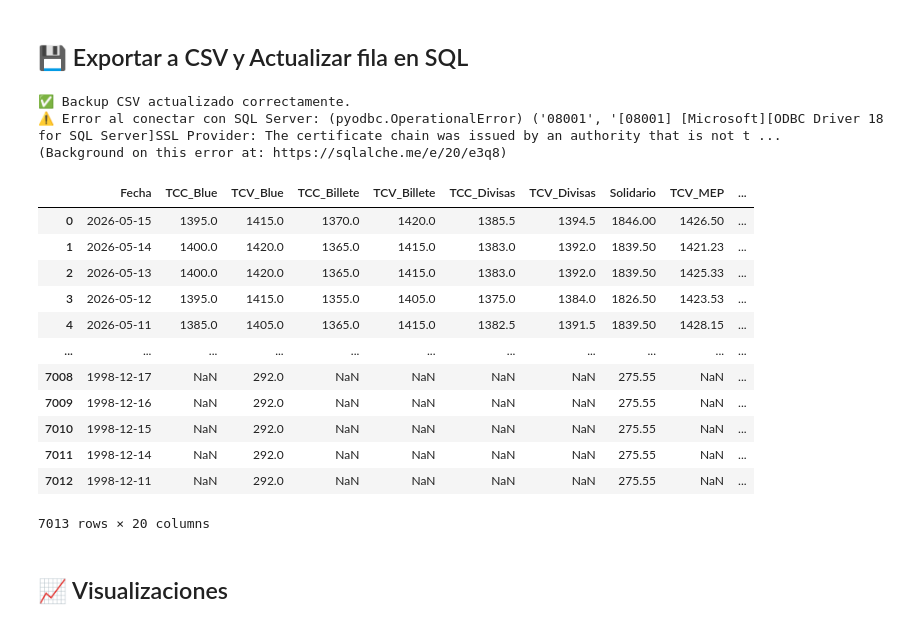
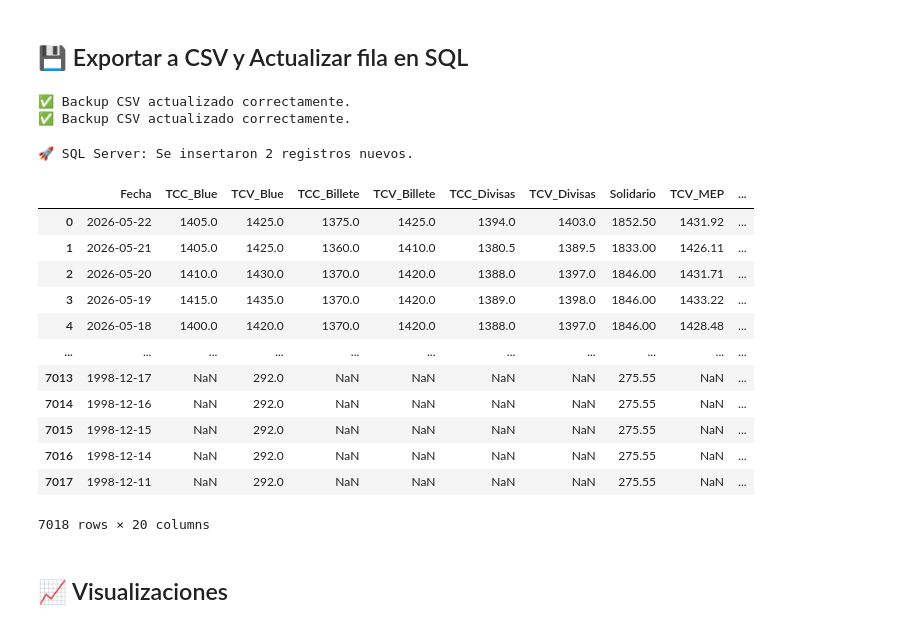
Before and after one commit to mauroemartinez/RPA-exchange-rate-scrapping-automatic-mailing, a Jupyter notebook: Argentinian_Macroeconomic_Automatic_Mailing.ipynb, the cells around one changed output. Cells and saved outputs as stored; diff of their text form; code cells hidden in the pictures.

```diff
--- a/Argentinian_Macroeconomic_Automatic_Mailing.ipynb
+++ b/Argentinian_Macroeconomic_Automatic_Mailing.ipynb
@@ -559,10 +564,32 @@ df
 # Usamos SQLAlchemy para actualizar la neuva fila en SQL Server
 # Configuración de conexión
 params = urllib.parse.quote_plus(
-    r'DRIVER={ODBC Driver 18 for SQL Server};'
+    r'DRIVER={ODBC Driver 17 for SQL Server};'
     r'SERVER=localhost\SQLEXPRESS;'
     r'DATABASE=MacroeconomicAnalytics;'
     r'Trusted_Connection=yes;'
+    r'TrustServerCertificate=yes;'
+)
+engine = create_engine(f"mssql+pyodbc:///?odbc_connect={params}")
+
+# Definimos las columnas a exportar, que deben ser exactamente las mismas que las de la tabla en SQL Server (en orden y tipo de dato)
+columnas_a_exportar = [
+    'Fecha', 'TCC_Blue', 'TCV_Blue', 'TCC_Billete', 'TCV_Billete',
+    'TCC_Divisas', 'TCV_Divisas', 'Solidario', 'TCV_MEP', 'riesgo_pais',
+    'TCC_Euro', 'TCV_Euro', 'fed_tea', 'bcra_tea'
+]
+# Exportamos a csv como backup, y luego a SQL Server. De esta forma, si SQL falla, el CSV ya quedó actualizado.
+df[columnas_a_exportar].to_csv(RUTA_BBDD, index=False, encoding="latin1")
+print("✅ Backup CSV actualizado correctamente.")
+
+# Usamos SQLAlchemy para actualizar la neuva fila en SQL Server
+# Configuración de conexión
+params = urllib.parse.quote_plus(
+    r'DRIVER={ODBC Driver 17 for SQL Server};'
+    r'SERVER=localhost\SQLEXPRESS;'
+    r'DATABASE=MacroeconomicAnalytics;'
+    r'Trusted_Connection=yes;'
+    r'TrustServerCertificate=yes;'
 )
 engine = create_engine(f"mssql+pyodbc:///?odbc_connect={params}")
 
@@ -578,47 +605,47 @@ print("✅ Backup CSV actualizado correctamente.")
 
 # Carga a SQL Server con control de duplicados por fecha
 try:
     # A. Traemos las fechas que ya están en SQL para comparar en formato fecha y como lista
     query_fechas = "SELECT Fecha FROM Fact_Mercado_Macro"
     fechas_db = pd.read_sql(query_fechas, con=engine)
     fechas_db_list = pd.to_datetime(fechas_db['Fecha']).dt.date.tolist()
 
     # B. Filtramos el DataFrame actual: solo filas cuya fecha NO esté en SQL
     df['Fecha'] = pd.to_datetime(df['Fecha']).dt.date
     df_nuevos_datos = df[~df['Fecha'].isin(fechas_db_list)]
 
     # C. Si hay datos nuevos, los "pusheamos"
     if not df_nuevos_datos.empty:
         df_nuevos_datos[columnas_a_exportar].to_sql(
             name='Fact_Mercado_Macro',
             con=engine,
             if_exists='append',
             index=False
         )
         print(f"🚀 SQL Server: Se insertaron {len(df_nuevos_datos)} registros nuevos.")
     else:
         print("ℹ️ SQL Server: La base de datos ya está al día. No se insertó nada.")
 except Exception as e:
     # Si SQL falla (por ejemplo, si no tenés WiFi o el servidor está caído), el script no se rompe y te avisa, pero el CSV ya quedó guardado arriba.
     print(f"⚠️ Error al conectar con SQL Server: {e}")
 df
 # %% [output]
 ✅ Backup CSV actualizado correctamente.
-⚠️ Error al conectar con SQL Server: (pyodbc.OperationalError) ('08001', '[08001] [Microsoft][ODBC Driver 18 for SQL Server]SSL Provider: The certificate chain was issued by an authority that is not t ...
-(Background on this error at: https://sqlalche.me/e/20/e3q8)
+✅ Backup CSV actualizado correctamente.
+🚀 SQL Server: Se insertaron 2 registros nuevos.
 |  | Fecha | TCC_Blue | TCV_Blue | TCC_Billete | TCV_Billete | TCC_Divisas | TCV_Divisas | Solidario | TCV_MEP | ... |
-| 0 | 2026-05-15 | 1395.0 | 1415.0 | 1370.0 | 1420.0 | 1385.5 | 1394.5 | 1846.00 | 1426.50 | ... |
-| 1 | 2026-05-14 | 1400.0 | 1420.0 | 1365.0 | 1415.0 | 1383.0 | 1392.0 | 1839.50 | 1421.23 | ... |
-| 2 | 2026-05-13 | 1400.0 | 1420.0 | 1365.0 | 1415.0 | 1383.0 | 1392.0 | 1839.50 | 1425.33 | ... |
-| 3 | 2026-05-12 | 1395.0 | 1415.0 | 1355.0 | 1405.0 | 1375.0 | 1384.0 | 1826.50 | 1423.53 | ... |
-| 4 | 2026-05-11 | 1385.0 | 1405.0 | 1365.0 | 1415.0 | 1382.5 | 1391.5 | 1839.50 | 1428.15 | ... |
+| 0 | 2026-05-22 | 1405.0 | 1425.0 | 1375.0 | 1425.0 | 1394.0 | 1403.0 | 1852.50 | 1431.92 | ... |
+| 1 | 2026-05-21 | 1405.0 | 1425.0 | 1360.0 | 1410.0 | 1380.5 | 1389.5 | 1833.00 | 1426.11 | ... |
+| 2 | 2026-05-20 | 1410.0 | 1430.0 | 1370.0 | 1420.0 | 1388.0 | 1397.0 | 1846.00 | 1431.71 | ... |
+| 3 | 2026-05-19 | 1415.0 | 1435.0 | 1370.0 | 1420.0 | 1389.0 | 1398.0 | 1846.00 | 1433.22 | ... |
+| 4 | 2026-05-18 | 1400.0 | 1420.0 | 1370.0 | 1420.0 | 1388.0 | 1397.0 | 1846.00 | 1428.48 | ... |
 | ... | ... | ... | ... | ... | ... | ... | ... | ... | ... | ... |
-| 7008 | 1998-12-17 | NaN | 292.0 | NaN | NaN | NaN | NaN | 275.55 | NaN | ... |
-| 7009 | 1998-12-16 | NaN | 292.0 | NaN | NaN | NaN | NaN | 275.55 | NaN | ... |
-| 7010 | 1998-12-15 | NaN | 292.0 | NaN | NaN | NaN | NaN | 275.55 | NaN | ... |
-| 7011 | 1998-12-14 | NaN | 292.0 | NaN | NaN | NaN | NaN | 275.55 | NaN | ... |
-| 7012 | 1998-12-11 | NaN | 292.0 | NaN | NaN | NaN | NaN | 275.55 | NaN | ... |
+| 7013 | 1998-12-17 | NaN | 292.0 | NaN | NaN | NaN | NaN | 275.55 | NaN | ... |
+| 7014 | 1998-12-16 | NaN | 292.0 | NaN | NaN | NaN | NaN | 275.55 | NaN | ... |
+| 7015 | 1998-12-15 | NaN | 292.0 | NaN | NaN | NaN | NaN | 275.55 | NaN | ... |
+| 7016 | 1998-12-14 | NaN | 292.0 | NaN | NaN | NaN | NaN | 275.55 | NaN | ... |
+| 7017 | 1998-12-11 | NaN | 292.0 | NaN | NaN | NaN | NaN | 275.55 | NaN | ... |
-7013 rows × 20 columns
+7018 rows × 20 columns
 # %% [markdown]
 ## 📈 Visualizaciones
 # %%
```
Also changed, not shown: parts of 20 cells of this notebook, 11 other files.
